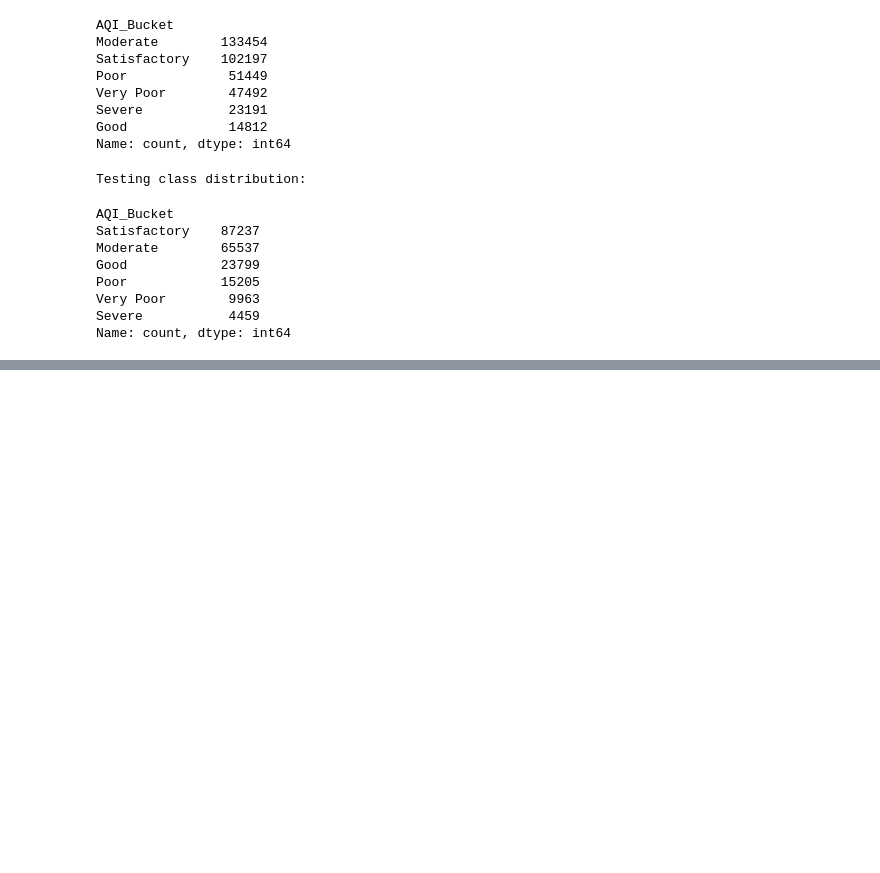
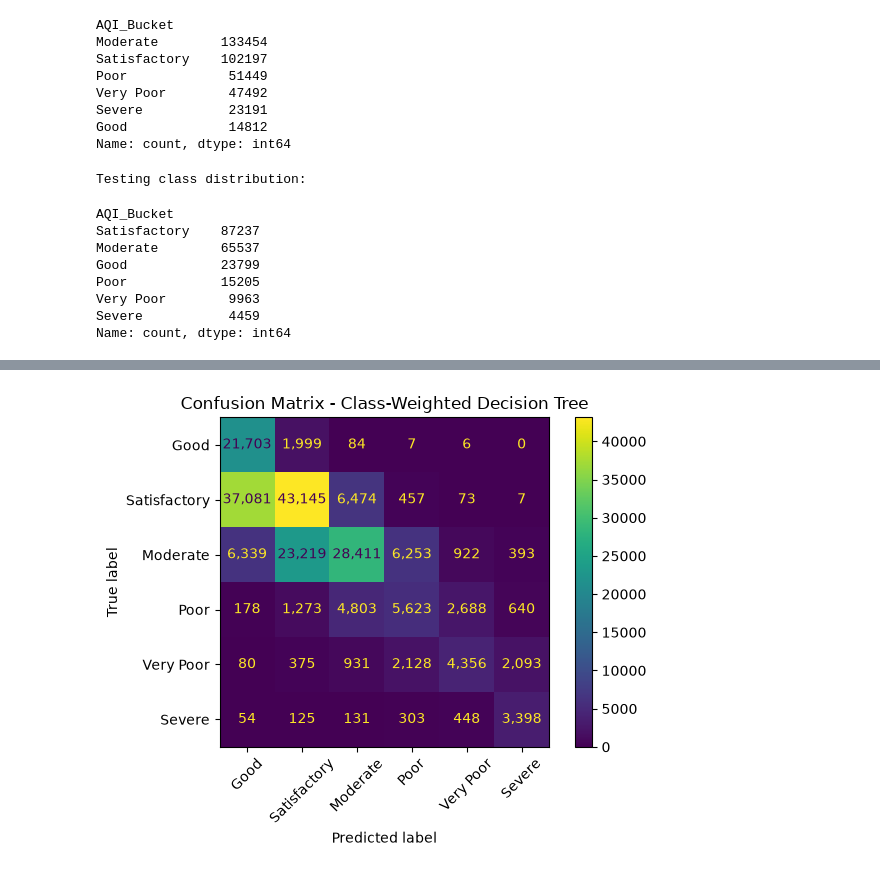
Before and after one commit to Fatimaaasaleem/air-quality-classification, a Jupyter notebook: notebooks/03_target_audit_preprocessing.ipynb, the cells around one changed output, grey strips where cells are left out. Cells and saved outputs as stored; diff of their text form; code cells hidden in the pictures; blank space fills up the shorter version.

```diff
--- a/notebooks/03_target_audit_preprocessing.ipynb
+++ b/notebooks/03_target_audit_preprocessing.ipynb
@@ -1401,0 +2009,20 @@ NameError: name 'df' is not defined
+# %%
+from sklearn.metrics import classification_report
+
+y_pred_weighted = weighted_model.predict(X_test_imputed)
+
+print(
+    classification_report(
+        y_test,
+        y_pred_weighted,
+        labels=[
+            "Good",
+            "Satisfactory",
+            "Moderate",
+            "Poor",
+            "Very Poor",
+            "Severe"
+        ],
+        zero_division=0
+    )
+)
@@ -1401,0 +2042,34 @@ NameError: name 'df' is not defined
+# %%
+from sklearn.metrics import confusion_matrix, ConfusionMatrixDisplay
+import matplotlib.pyplot as plt
+
+class_labels = [
+    "Good",
+    "Satisfactory",
+    "Moderate",
+    "Poor",
+    "Very Poor",
+    "Severe"
+]
+
+cm = confusion_matrix(
+    y_test,
+    y_pred_weighted,
+    labels=class_labels
+)
+
+disp = ConfusionMatrixDisplay(
+    confusion_matrix=cm,
+    display_labels=class_labels
+)
+
+disp.plot(
+    xticks_rotation=45,
+    values_format=","
+)
+
+plt.title("Confusion Matrix - Class-Weighted Decision Tree")
+plt.tight_layout()
+plt.show()
+# %% [output]
+[figure, added]
```
Also changed, not shown: parts of 66 cells of this notebook.
